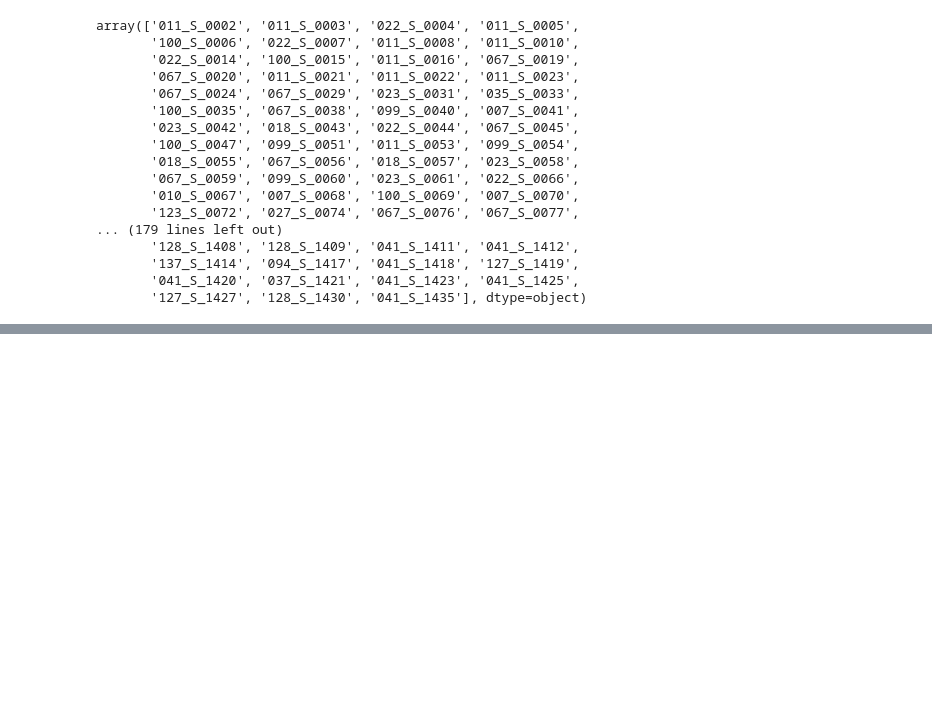
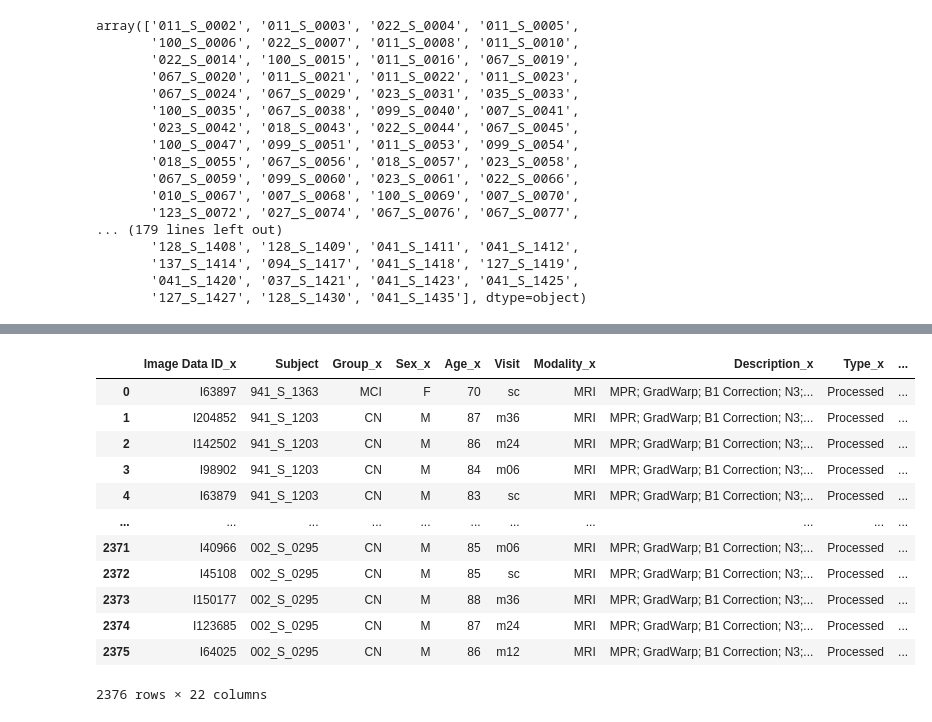
Before and after one commit to DCAN-Labs/lifespan_seg_model_data, a Jupyter notebook: notebooks-for-lssm/adni_for_lssm.ipynb, the cells around one changed output, grey strips where cells are left out. Saved outputs shown, nothing was run; the diff lists cells and outputs as text; code cells hidden in the pictures; blank space fills up the shorter version.

```diff
--- a/notebooks-for-lssm/adni_for_lssm.ipynb
+++ b/notebooks-for-lssm/adni_for_lssm.ipynb
@@ -478,0 +515,18 @@ merged_no_age.to_csv('../data-for-lssm/cleaned/adni_final_qc_no_age.csv', index=
+# %%
+# merge t1s and asegs on 'Subject' and 'Visit'
+t1s_asegs = t1s.merge(asegs, on=['Subject', 'Visit'], how='left')
+t1s_asegs
+# %% [output]
+|  | Image Data ID_x | Subject | Group_x | Sex_x | Age_x | Visit | Modality_x | Description_x | Type_x | ... |
+| 0 | I63897 | 941_S_1363 | MCI | F | 70 | sc | MRI | MPR; GradWarp; B1 Correction; N3;... | Processed | ... |
+| 1 | I204852 | 941_S_1203 | CN | M | 87 | m36 | MRI | MPR; GradWarp; B1 Correction; N3;... | Processed | ... |
+| 2 | I142502 | 941_S_1203 | CN | M | 86 | m24 | MRI | MPR; GradWarp; B1 Correction; N3;... | Processed | ... |
+| 3 | I98902 | 941_S_1203 | CN | M | 84 | m06 | MRI | MPR; GradWarp; B1 Correction; N3;... | Processed | ... |
+| 4 | I63879 | 941_S_1203 | CN | M | 83 | sc | MRI | MPR; GradWarp; B1 Correction; N3;... | Processed | ... |
+| ... | ... | ... | ... | ... | ... | ... | ... | ... | ... | ... |
+| 2371 | I40966 | 002_S_0295 | CN | M | 85 | m06 | MRI | MPR; GradWarp; B1 Correction; N3;... | Processed | ... |
+| 2372 | I45108 | 002_S_0295 | CN | M | 85 | sc | MRI | MPR; GradWarp; B1 Correction; N3;... | Processed | ... |
+| 2373 | I150177 | 002_S_0295 | CN | M | 88 | m36 | MRI | MPR; GradWarp; B1 Correction; N3;... | Processed | ... |
+| 2374 | I123685 | 002_S_0295 | CN | M | 87 | m24 | MRI | MPR; GradWarp; B1 Correction; N3;... | Processed | ... |
+| 2375 | I64025 | 002_S_0295 | CN | M | 86 | m12 | MRI | MPR; GradWarp; B1 Correction; N3;... | Processed | ... |
+2376 rows × 22 columns
```
Also changed, not shown: parts of 5 cells of this notebook.
